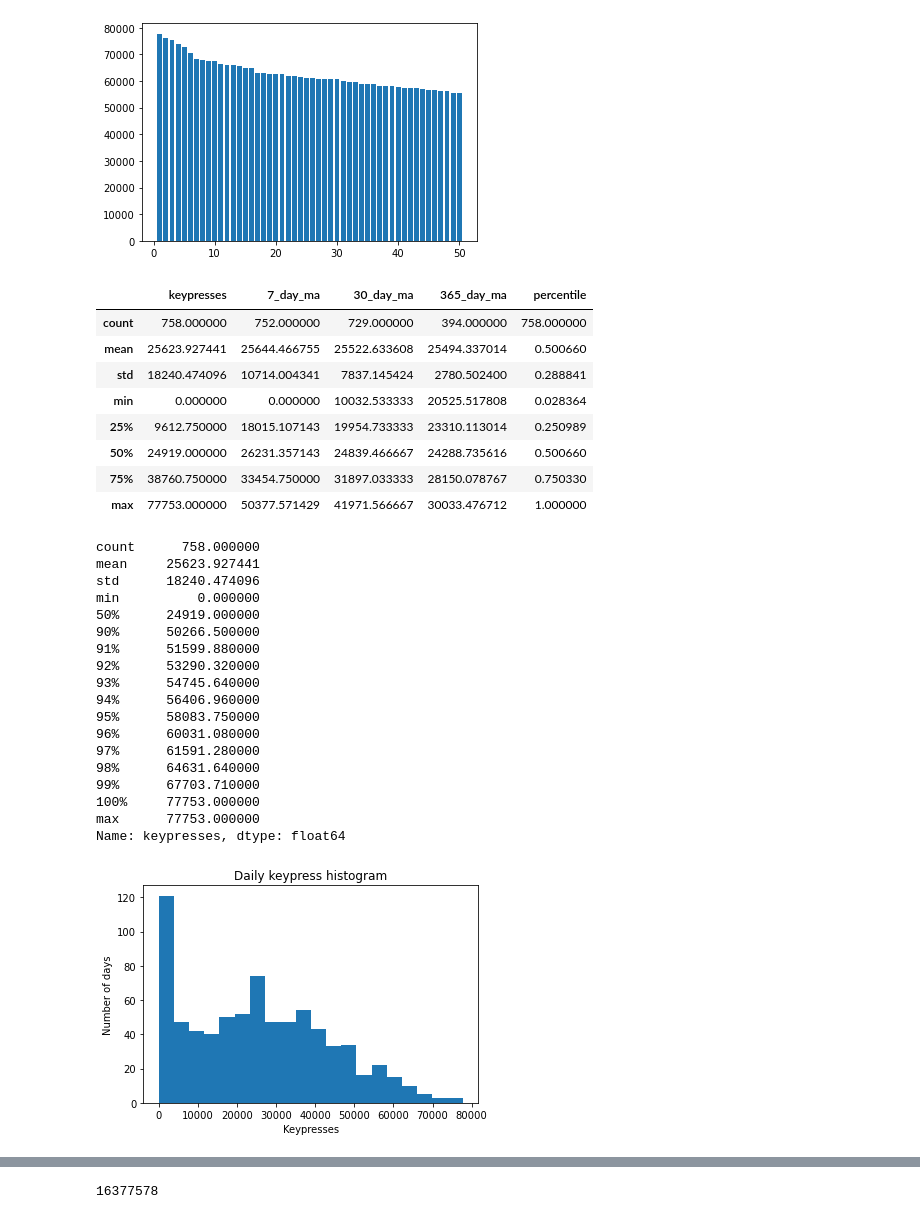
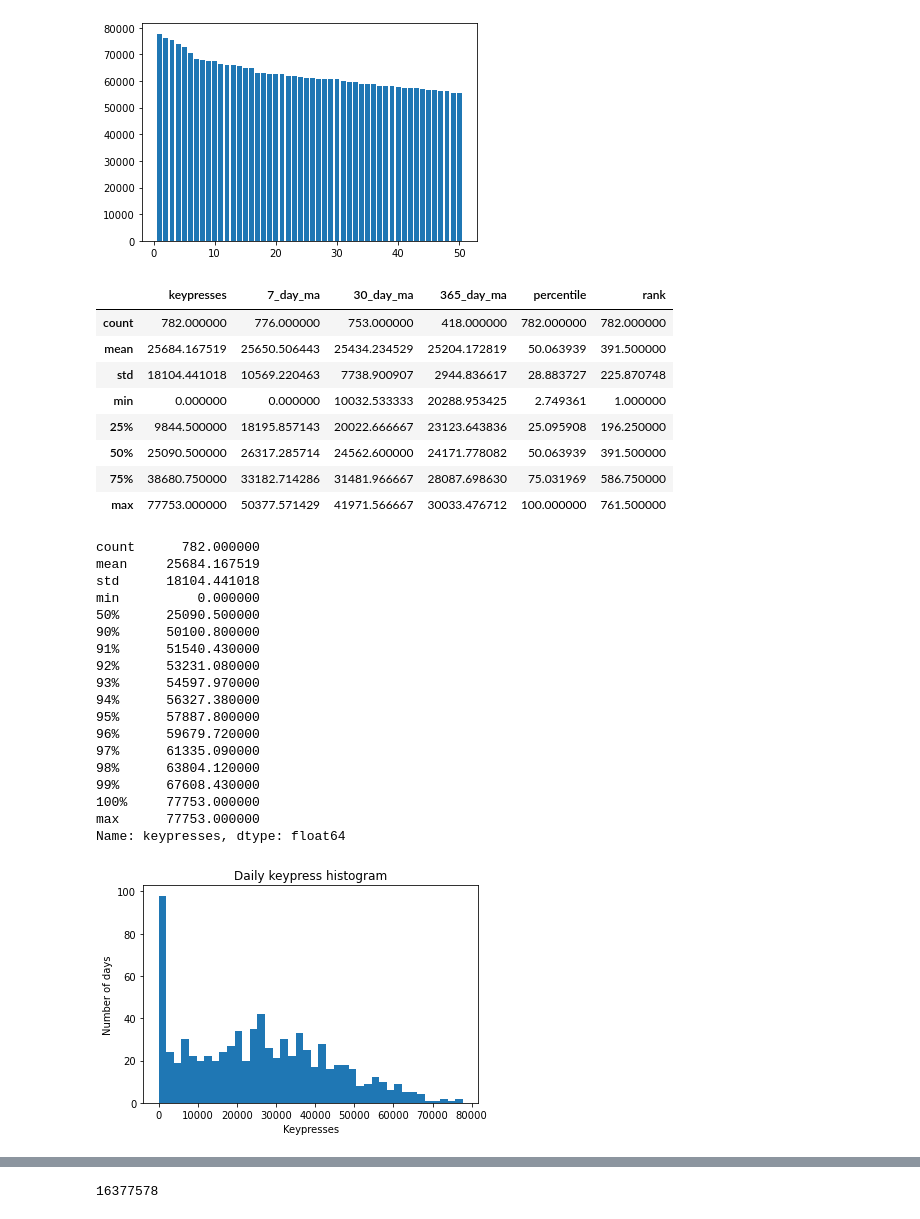
Before and after one commit to kburchfiel/fitbit_steps_and_whatpulse_keypresses_comparison, a Jupyter notebook: whatpulse_viewer_v2.ipynb, the cells around one changed output, grey strips where cells are left out. Saved outputs shown, nothing was run; the diff lists cells and outputs as text; code cells hidden in the pictures.

```diff
--- a/whatpulse_viewer_v2.ipynb
+++ b/whatpulse_viewer_v2.ipynb
@@ -90,5 +90,6 @@ df_combined_daily_keypresses['30_day_ma'] = df_combined_daily_keypresses['keypre
 df_combined_daily_keypresses['365_day_ma'] = df_combined_daily_keypresses['keypresses'].rolling(365).mean()
 print(len(df_combined_daily_keypresses))
 df_combined_daily_keypresses['percentile'] = 100*df_combined_daily_keypresses['keypresses'].rank(pct=True)
+df_combined_daily_keypresses['rank'] = df_combined_daily_keypresses['keypresses'].rank(ascending = False)
 df_combined_daily_keypresses
 # %% [output]
@@ -173,44 +174,44 @@ plt.bar(x = df_max_keypresses.head(50)['Rank'], height= df_max_keypresses.head(5
 # %%
 df_combined_daily_keypresses.describe()
 # %% [output]
-|  | keypresses | 7_day_ma | 30_day_ma | 365_day_ma | percentile |
-| count | 758.000000 | 752.000000 | 729.000000 | 394.000000 | 758.000000 |
-| mean | 25623.927441 | 25644.466755 | 25522.633608 | 25494.337014 | 0.500660 |
-| std | 18240.474096 | 10714.004341 | 7837.145424 | 2780.502400 | 0.288841 |
-| min | 0.000000 | 0.000000 | 10032.533333 | 20525.517808 | 0.028364 |
-| 25% | 9612.750000 | 18015.107143 | 19954.733333 | 23310.113014 | 0.250989 |
-| 50% | 24919.000000 | 26231.357143 | 24839.466667 | 24288.735616 | 0.500660 |
-| 75% | 38760.750000 | 33454.750000 | 31897.033333 | 28150.078767 | 0.750330 |
-| max | 77753.000000 | 50377.571429 | 41971.566667 | 30033.476712 | 1.000000 |
+|  | keypresses | 7_day_ma | 30_day_ma | 365_day_ma | percentile | rank |
+| count | 782.000000 | 776.000000 | 753.000000 | 418.000000 | 782.000000 | 782.000000 |
+| mean | 25684.167519 | 25650.506443 | 25434.234529 | 25204.172819 | 50.063939 | 391.500000 |
+| std | 18104.441018 | 10569.220463 | 7738.900907 | 2944.836617 | 28.883727 | 225.870748 |
+| min | 0.000000 | 0.000000 | 10032.533333 | 20288.953425 | 2.749361 | 1.000000 |
+| 25% | 9844.500000 | 18195.857143 | 20022.666667 | 23123.643836 | 25.095908 | 196.250000 |
+| 50% | 25090.500000 | 26317.285714 | 24562.600000 | 24171.778082 | 50.063939 | 391.500000 |
+| 75% | 38680.750000 | 33182.714286 | 31481.966667 | 28087.698630 | 75.031969 | 586.750000 |
+| max | 77753.000000 | 50377.571429 | 41971.566667 | 30033.476712 | 100.000000 | 761.500000 |
 # %%
 df_combined_daily_keypresses['keypresses'].describe(percentiles=np.linspace(0.9,1,11))
 # %% [output]
-count      758.000000
-mean     25623.927441
-std      18240.474096
+count      782.000000
+mean     25684.167519
+std      18104.441018
 min          0.000000
-50%      24919.000000
-90%      50266.500000
-91%      51599.880000
-92%      53290.320000
-93%      54745.640000
-94%      56406.960000
-95%      58083.750000
-96%      60031.080000
-97%      61591.280000
-98%      64631.640000
-99%      67703.710000
+50%      25090.500000
+90%      50100.800000
+91%      51540.430000
+92%      53231.080000
+93%      54597.970000
+94%      56327.380000
+95%      57887.800000
+96%      59679.720000
+97%      61335.090000
+98%      63804.120000
+99%      67608.430000
 100%     77753.000000
 max      77753.000000
 Name: keypresses, dtype: float64
 # %%
-plt.hist(df_combined_daily_keypresses['keypresses'], bins = 20)
+plt.hist(df_combined_daily_keypresses['keypresses'], bins = 40)
 plt.xlabel('Keypresses')
 plt.ylabel('Number of days')
 plt.title('Daily keypress histogram')
 plt.savefig('graphs\\keypress_histogram.png')
 # %% [output]
-[figure, old version]
+[figure, new version]
 # %%
 print("Total keypresess since", str(df_combined_daily_keypresses.index[0])+":",'{:,}'.format(sum(df_combined_daily_keypresses['keypresses'])))
 # %% [output]
```
Also changed, not shown: parts of 15 cells of this notebook, 3 other files.
